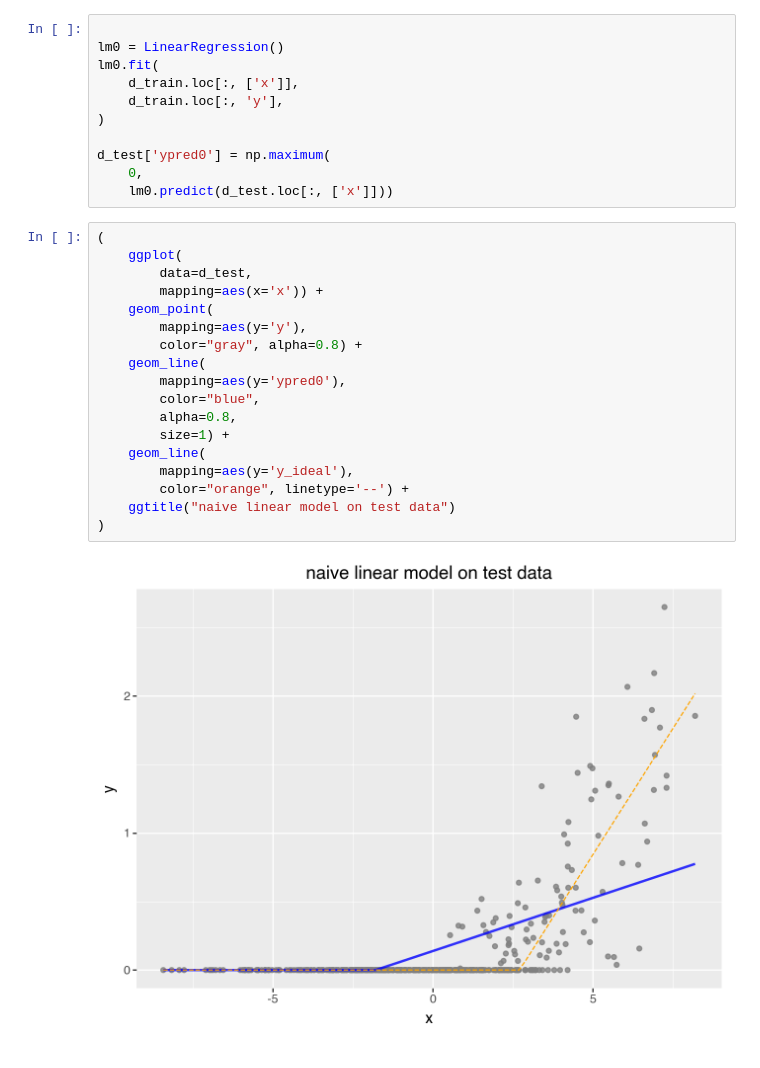
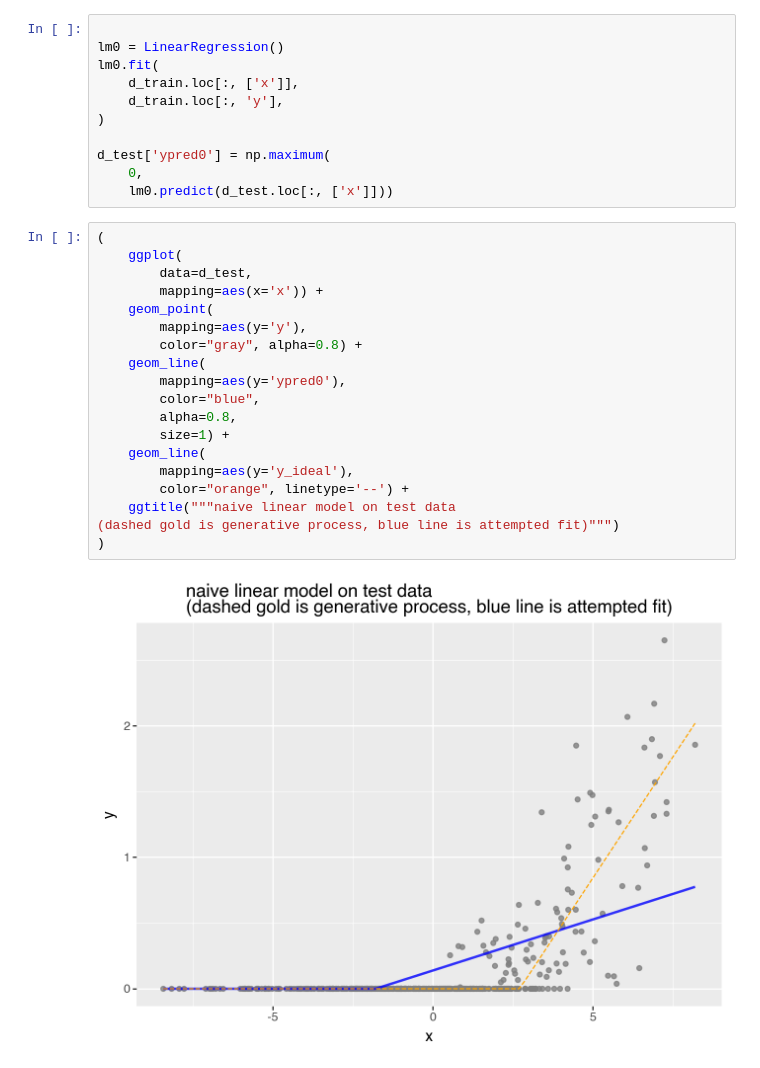
Before and after one commit to WinVector/Examples, a Jupyter notebook: linear_regression_w_zeros/tobit.ipynb, the cells around one changed output. Cells and saved outputs as stored; diff of their text form.

```diff
--- a/linear_regression_w_zeros/tobit.ipynb
+++ b/linear_regression_w_zeros/tobit.ipynb
@@ -78,21 +80,22 @@ d_test['ypred0'] = np.maximum(
 # %%
 (
     ggplot(
         data=d_test,
         mapping=aes(x='x')) +
     geom_point(
         mapping=aes(y='y'),
         color="gray", alpha=0.8) +
     geom_line(
         mapping=aes(y='ypred0'),
         color="blue",
         alpha=0.8,
         size=1) +
     geom_line(
         mapping=aes(y='y_ideal'),
         color="orange", linetype='--') +
-    ggtitle("naive linear model on test data")
+    ggtitle("""naive linear model on test data
+(dashed gold is generative process, blue line is attempted fit)""")
 )
 # %% [output]
-[figure, old version]
+[figure, new version]
 # %%
```
Also changed, not shown: parts of 22 cells of this notebook.
